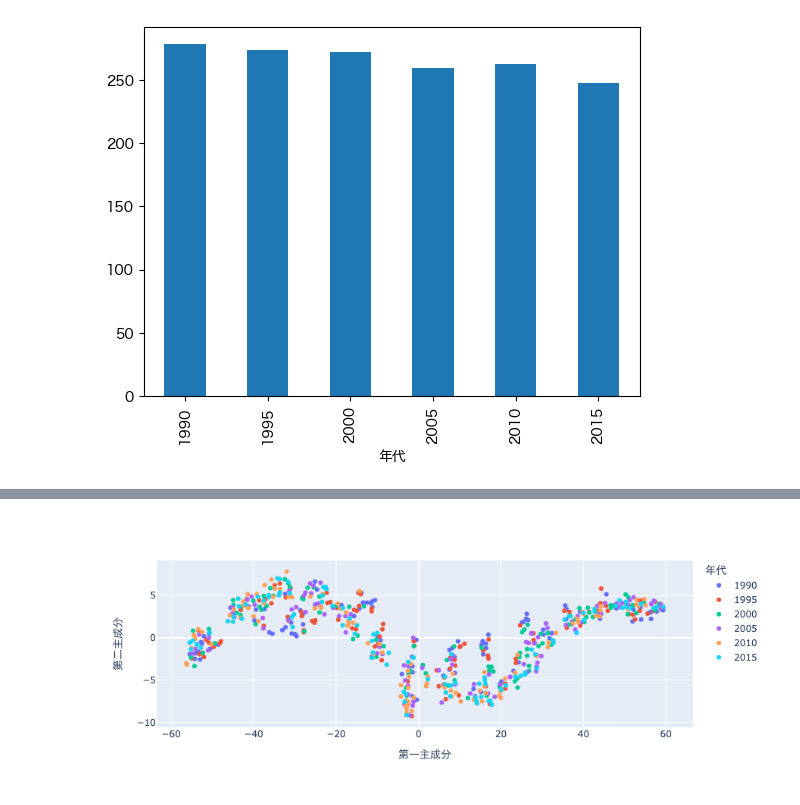
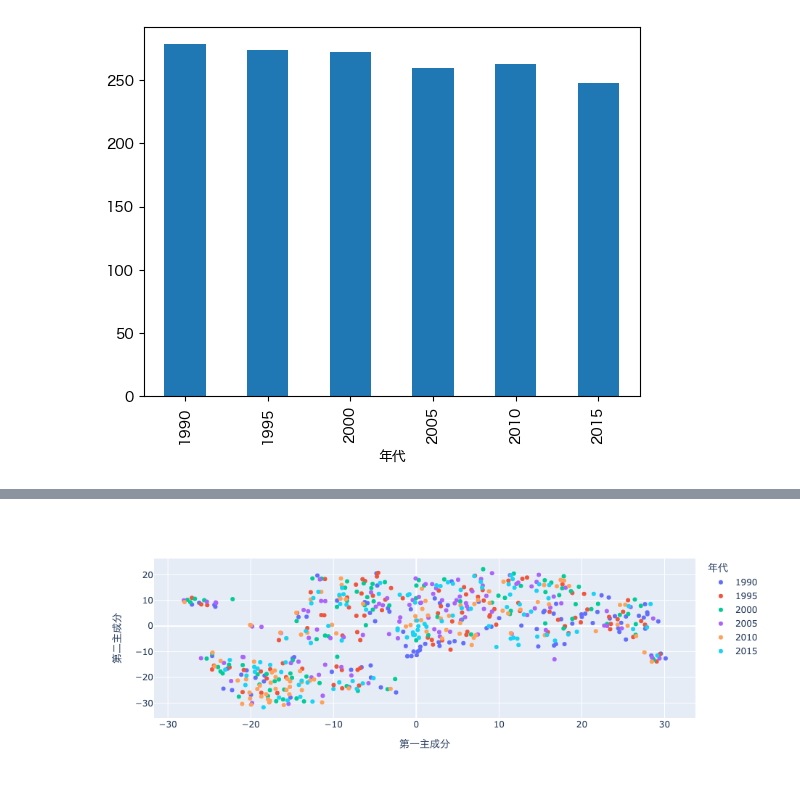
Before and after one commit to aug7atsushi/music_analysis, a Jupyter notebook: notebooks/02_年代比較.ipynb, the cells around one changed output, grey strips where cells are left out. Saved outputs shown, nothing was run; the diff lists cells and outputs as text; code cells hidden in the pictures.

```diff
--- a/notebooks/02_年代比較.ipynb
+++ b/notebooks/02_年代比較.ipynb
@@ -60,8 +61,6 @@ track_info_df = []
 for name, id in zip(pl_names, pl_ids):
     pl = PlayList(name=name, id=id)
     pl_trks = track_retriever.glob_playlist_tracks(pl.id)
-    # NOTE: TEMP
-    pl_trks = [track for track in pl_trks if track is not None]
 
     track_info_table = TrackInfoTable(sp=sp, tracks=pl_trks)
     df = track_info_table.get_track_info_df()
@@ -109,11 +104,11 @@ sns.histplot(
 # %%
 cols = [
-    # "曲長[ms]",
+    "曲長[s]",
     "平均ラウドネス[dB]",
     "テンポ(BPM)",
     "拍子",
     # "キー",
-    # "長短長",
+    "長短長",
     "danceability",
     "energy",
     "speechiness",
@@ -123,8 +118,18 @@ cols = [
     "valence",
 ]
 # %%
-# X_reduced = PCA(n_components=2).fit_transform(track_info_df[cols].values)
-X_reduced = TSNE(n_components=2).fit_transform(track_info_df[cols].values)
+X = pd.get_dummies(track_info_df[cols], drop_first=True).values
 
-print(X_reduced.shape)
+scaler = StandardScaler()
+scaler.fit(X)
+X_scaler = scaler.transform(X)
+
+# X_reduced = PCA(n_components=2).fit_transform(X_scaler)
+X_reduced = TSNE(n_components=2).fit_transform(X_scaler)
+
+feat_df = pd.DataFrame(X_reduced, columns=["第一主成分", "第二主成分"])
+feat_df["アルバム名"] = track_info_df["アルバム名"].values
+feat_df["トラック名"] = track_info_df["トラック名"].values
+feat_df["曲長[s]"] = track_info_df["曲長[s]"].values
+print(feat_df.shape)
 # %% [output]
@@ -132,7 +137,6 @@ print(X_reduced.shape)
 # %%
-Y = pd.DataFrame(X_reduced, columns=["第一主成分", "第二主成分"])
-Y["年代"] = track_info_df["年代"].values
-Y["アーティスト名"] = track_info_df["アーティスト名"].values
-Y["トラック名"] = track_info_df["トラック名"].values
-Y
+feat_df["年代"] = track_info_df["年代"].values
+feat_df["アーティスト名"] = track_info_df["アーティスト名"].values
+feat_df["トラック名"] = track_info_df["トラック名"].values
+feat_df
 # %% [output]
@@ -160,11 +156,11 @@ import plotly.graph_objects as go
 # %%
 px.scatter(
-    Y,
+    feat_df,
     x="第一主成分",
     y="第二主成分",
-    hover_name="年代",
-    hover_data=["アーティスト名", "トラック名"],
+    hover_name="アーティスト名",
+    hover_data=["アーティスト名", "トラック名", "年代"],
     color="年代",
 )
 # %% [output]
-[figure, old version]
+[figure, new version]
```
Also changed, not shown: parts of 8 cells of this notebook, 2 other files.
